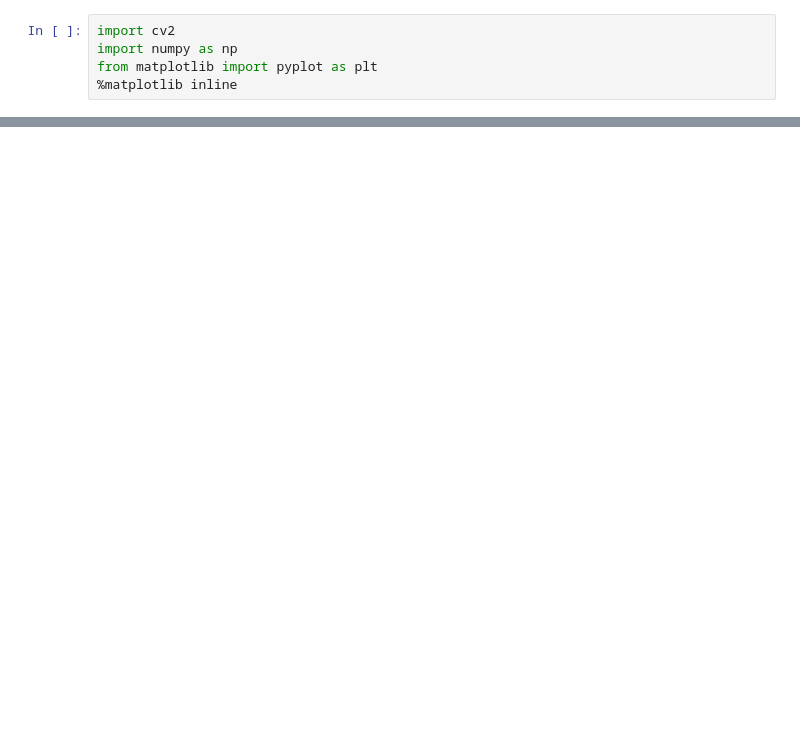
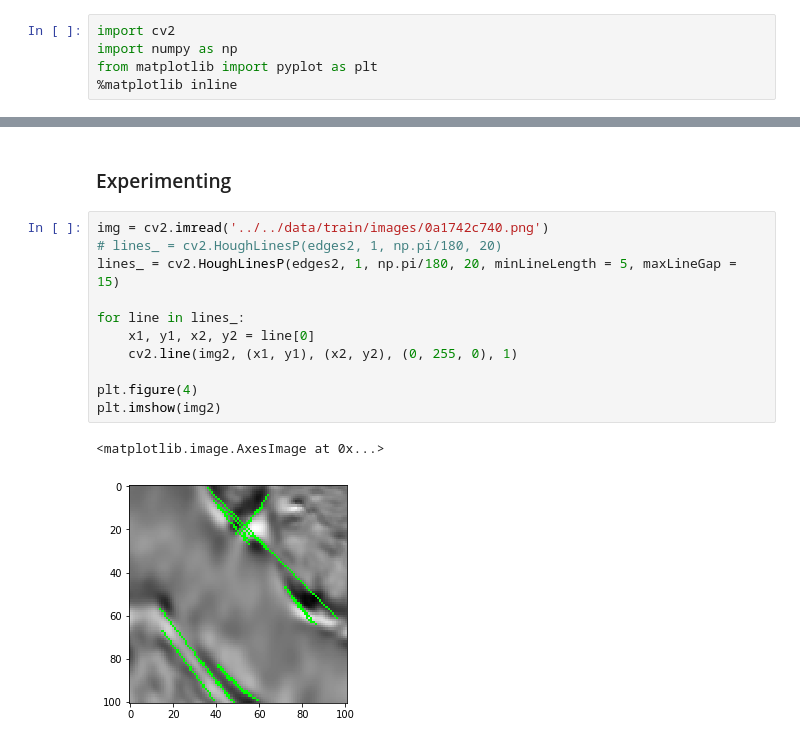
Before and after one commit to cldelahan/TGS-Salt, a Jupyter notebook: openCVtest.ipynb, the cells around one changed output, grey strips where cells are left out. Drawn from its saved outputs; the diff is of its cells as text; blank space fills up the shorter version.

```diff
--- a/openCVtest.ipynb
+++ b/openCVtest.ipynb
@@ -67,0 +52,16 @@ plt.show()
+# %% [markdown]
+### Experimenting
+# %%
+img = cv2.imread('../../data/train/images/0a1742c740.png')
+# lines_ = cv2.HoughLinesP(edges2, 1, np.pi/180, 20)
+lines_ = cv2.HoughLinesP(edges2, 1, np.pi/180, 20, minLineLength = 5, maxLineGap = 15)
+
+for line in lines_:
+    x1, y1, x2, y2 = line[0]
+    cv2.line(img2, (x1, y1), (x2, y2), (0, 255, 0), 1)
+
+plt.figure(4)
+plt.imshow(img2)
+# %% [output]
+<matplotlib.image.AxesImage at 0x...>
+[figure, added]
```
Also changed, not shown: parts of 11 cells of this notebook, 7 other files.
